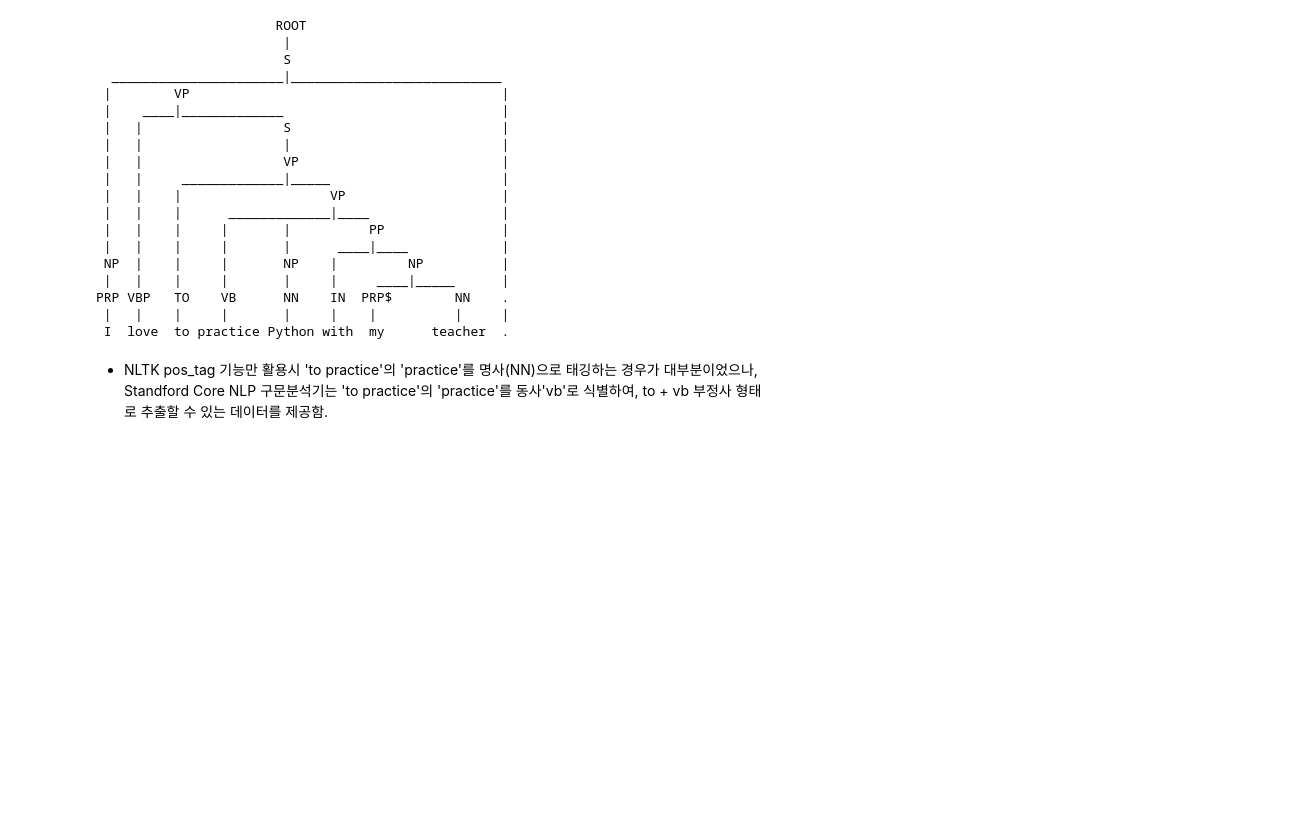
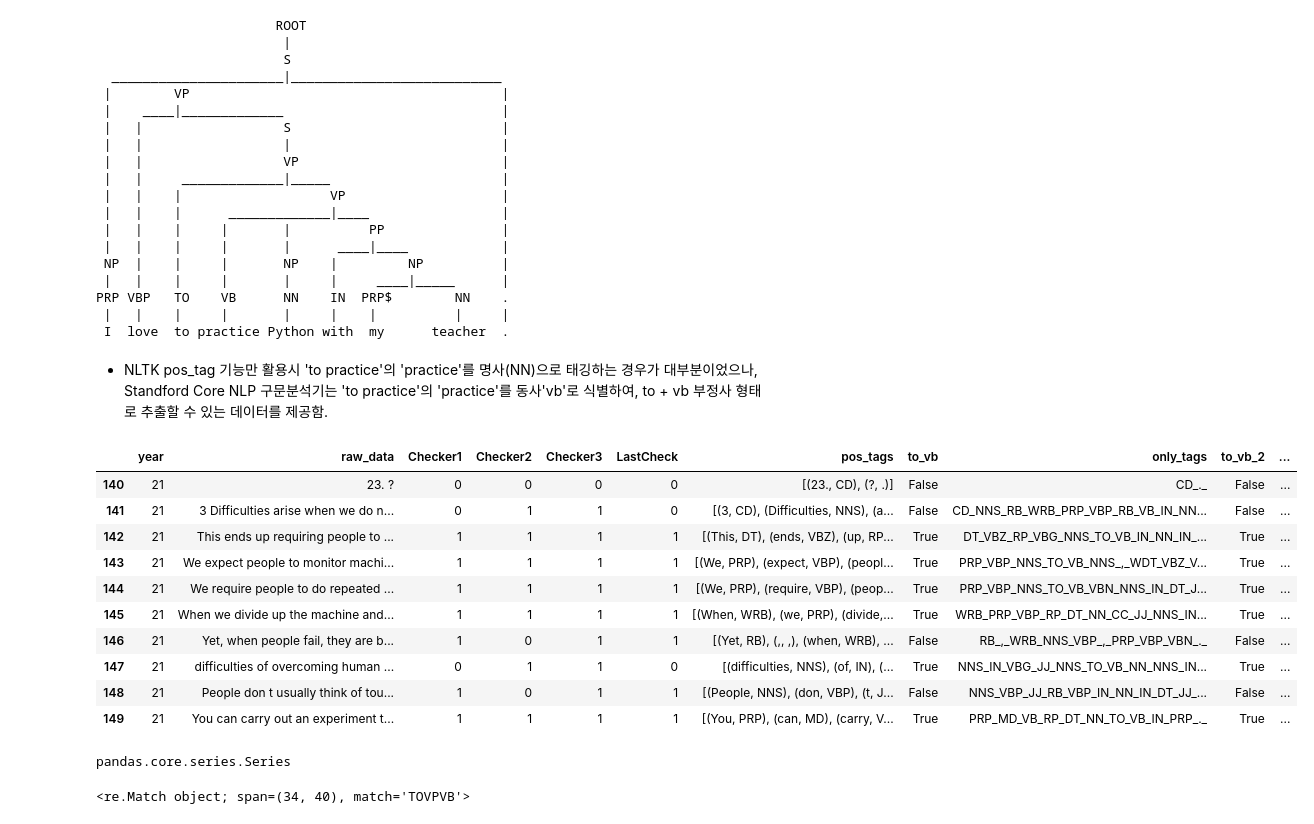
Before and after one commit to dony1220/NLP_NLTK, a Jupyter notebook: NLP_day1_nltk_eng.ipynb, the cells around one changed output. Cells and saved outputs as stored; diff of their text form; code cells hidden in the pictures; blank space fills up the shorter version.

```diff
--- a/NLP_day1_nltk_eng.ipynb
+++ b/NLP_day1_nltk_eng.ipynb
@@ -249,7 +249,7 @@ for file in filelist:
     # 파일 제목에서 연도 추출
     year = re.findall(r'\d+', file)[0]
 
-    path="C://Users//user//Desktop//NLP_day1//exam_files/" + file
+    path="C://Users//user//Desktop//NLP_day1//NLP_nltk_pj//exam_files/" + file
     raw = parser.from_file(path)
 
     # 1차 정제 및 분할
@@ -448,7 +448,7 @@ for file in filelist:
     # 파일 제목에서 연도 추출(파일명에 연도가 없으면 의미가 없음)
     year = re.findall(r'\d+', file)[0]
 
-    path="C://Users//user//Desktop//NLP_day1//exam_files/" + file
+    path="C://Users//user//Desktop//NLP_day1//NLP_nltk_pj//exam_files//" + file
 
     #path를 tika PDF 라이브러리에 전달
     raw = parser.from_file(path) #메모리 관리 측면에서 그리 효율적이지는 않은 접근
@@ -964,7 +964,7 @@ sentences_df[140:150]
 
 def to_vb_finder(data):
 
-    if "TO_VB" in data or "TO_VBP" in data: #TO_VBZ_XX_
+    if "TOVPVB" in data or "TONPVB" in data: #TO_VBZ_XX_
         return(True)
 
     else:
@@ -1212,3 +1201,54 @@ PRP VBP   TO    VB      NN    IN  PRP$        NN    .
  I  love  to practice Python with  my      teacher  .
 # %% [markdown]
 - NLTK pos_tag 기능만 활용시 'to practice'의 'practice'를 명사(NN)으로 태깅하는 경우가 대부분이었으나, Standford Core NLP 구문분석기는 'to practice'의 'practice'를 동사'vb'로 식별하여, to + vb 부정사 형태로 추출할 수 있는 데이터를 제공함.
+# %%
+def standford_parsing(data):
+    output = nlp.annotate(data, properties={
+        'annotators' : 'parse',
+        'outputForamt' : 'json'
+    })
+
+    parsed = json.loads(output)
+    parsed_str = parsed['sentences'][0]['parse']
+    parsed_str
+
+    return(parsed_str)
+
+
+sentences_df['scnlp_parsing'] = sentences_df['raw_data'].apply(lambda x: standford_parsing(x))
+# %%
+sentences_df[140:150]
+# %% [output]
+|  | year | raw_data | Checker1 | Checker2 | Checker3 | LastCheck | pos_tags | to_vb | only_tags | to_vb_2 | ... |
+| 140 | 21 | 23. ? | 0 | 0 | 0 | 0 | [(23., CD), (?, .)] | False | CD_._ | False | ... |
+| 141 | 21 | 3 Difficulties arise when we do n... | 0 | 1 | 1 | 0 | [(3, CD), (Difficulties, NNS), (a... | False | CD_NNS_RB_WRB_PRP_VBP_RB_VB_IN_NN... | False | ... |
+| 142 | 21 | This ends up requiring people to ... | 1 | 1 | 1 | 1 | [(This, DT), (ends, VBZ), (up, RP... | True | DT_VBZ_RP_VBG_NNS_TO_VB_IN_NN_IN_... | True | ... |
+| 143 | 21 | We expect people to monitor machi... | 1 | 1 | 1 | 1 | [(We, PRP), (expect, VBP), (peopl... | True | PRP_VBP_NNS_TO_VB_NNS_,_WDT_VBZ_V... | True | ... |
+| 144 | 21 | We require people to do repeated ... | 1 | 1 | 1 | 1 | [(We, PRP), (require, VBP), (peop... | True | PRP_VBP_NNS_TO_VB_VBN_NNS_IN_DT_J... | True | ... |
+| 145 | 21 | When we divide up the machine and... | 1 | 1 | 1 | 1 | [(When, WRB), (we, PRP), (divide,... | True | WRB_PRP_VBP_RP_DT_NN_CC_JJ_NNS_IN... | True | ... |
+| 146 | 21 | Yet, when people fail, they are b... | 1 | 0 | 1 | 1 | [(Yet, RB), (,, ,), (when, WRB), ... | False | RB_,_WRB_NNS_VBP_,_PRP_VBP_VBN_._ | False | ... |
+| 147 | 21 | difficulties of overcoming human ... | 0 | 1 | 1 | 0 | [(difficulties, NNS), (of, IN), (... | True | NNS_IN_VBG_JJ_NNS_TO_VB_NN_NNS_IN... | True | ... |
+| 148 | 21 | People don t usually think of tou... | 1 | 0 | 1 | 1 | [(People, NNS), (don, VBP), (t, J... | False | NNS_VBP_JJ_RB_VBP_IN_NN_IN_DT_JJ_... | False | ... |
+| 149 | 21 | You can carry out an experiment t... | 1 | 1 | 1 | 1 | [(You, PRP), (can, MD), (carry, V... | True | PRP_MD_VB_RP_DT_NN_TO_VB_IN_PRP_._ | True | ... |
+# %%
+sentences_df['scnlp_parsing']
+# %% [output]
+pandas.core.series.Series
+# %%
+import re
+
+sample_txt = sentences_df[140:150]['scnlp_parsing'].values[2]
+sample_txt2 = sentences_df[140:150]['scnlp_parsing'].values[3]
+
+sample_txt_rep = re.sub(r'[^A-Z]', '', sample_txt)
+
+
+print(re.search('TOVPVB', sample_txt_rep))
+
+
+# pattern = r'TO to'
+
+# print(re.search(pattern, sample_txt))
+# a = re.search(pattern, sample_txt2)
+# %% [output]
+<re.Match object; span=(34, 40), match='TOVPVB'>
```
Also changed, not shown: parts of 15 cells of this notebook, 1 other file.
